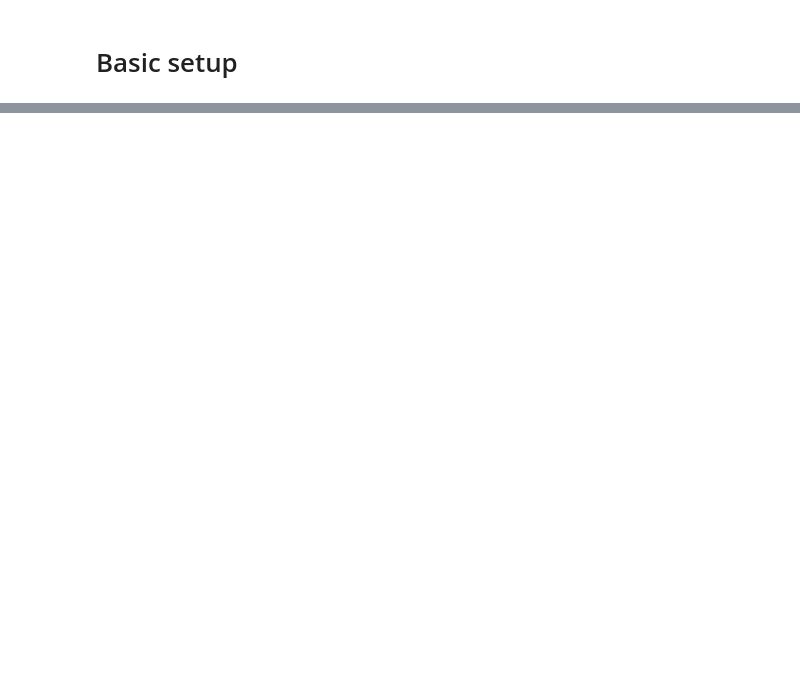
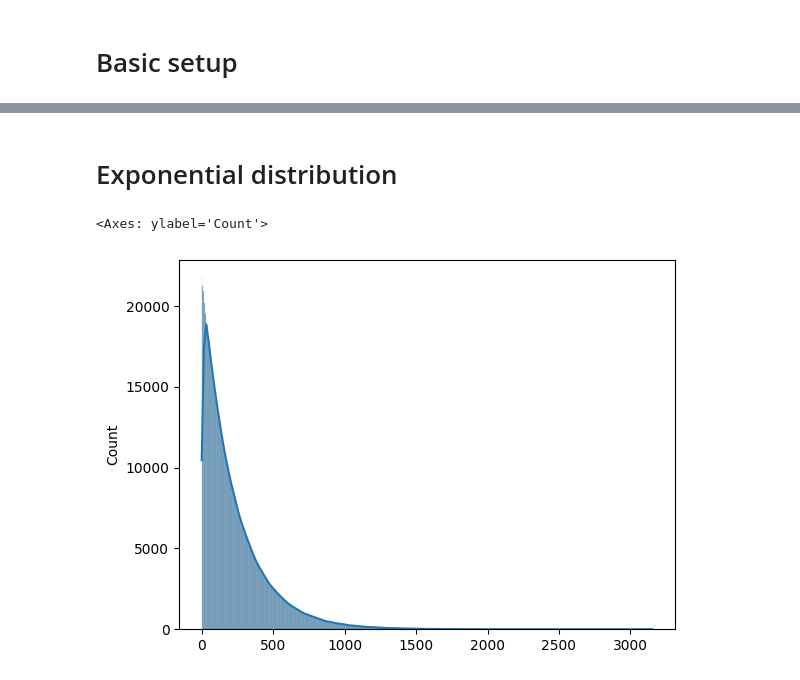
Before and after one commit to carlosjesuscaro/data_analysis_summary, a Jupyter notebook: Basics.ipynb, the cells around one changed output, grey strips where cells are left out. Drawn from its saved outputs; the diff is of its cells as text; code cells hidden in the pictures; blank space fills up the shorter version.

```diff
--- a/Basics.ipynb
+++ b/Basics.ipynb
@@ -63,0 +149,11 @@ all_normal.head()
+# %% [markdown]
+# Exponential distribution
+# %%
+# Creating a population with exponential distribution
+
+rng = np.random.default_rng()
+expo = rng.exponential(scale=232, size=1000000)
+sns.histplot(expo, kde=True)
+# %% [output]
+<Axes: ylabel='Count'>
+[figure, added]
```
Also changed, not shown: parts of 18 cells of this notebook.
